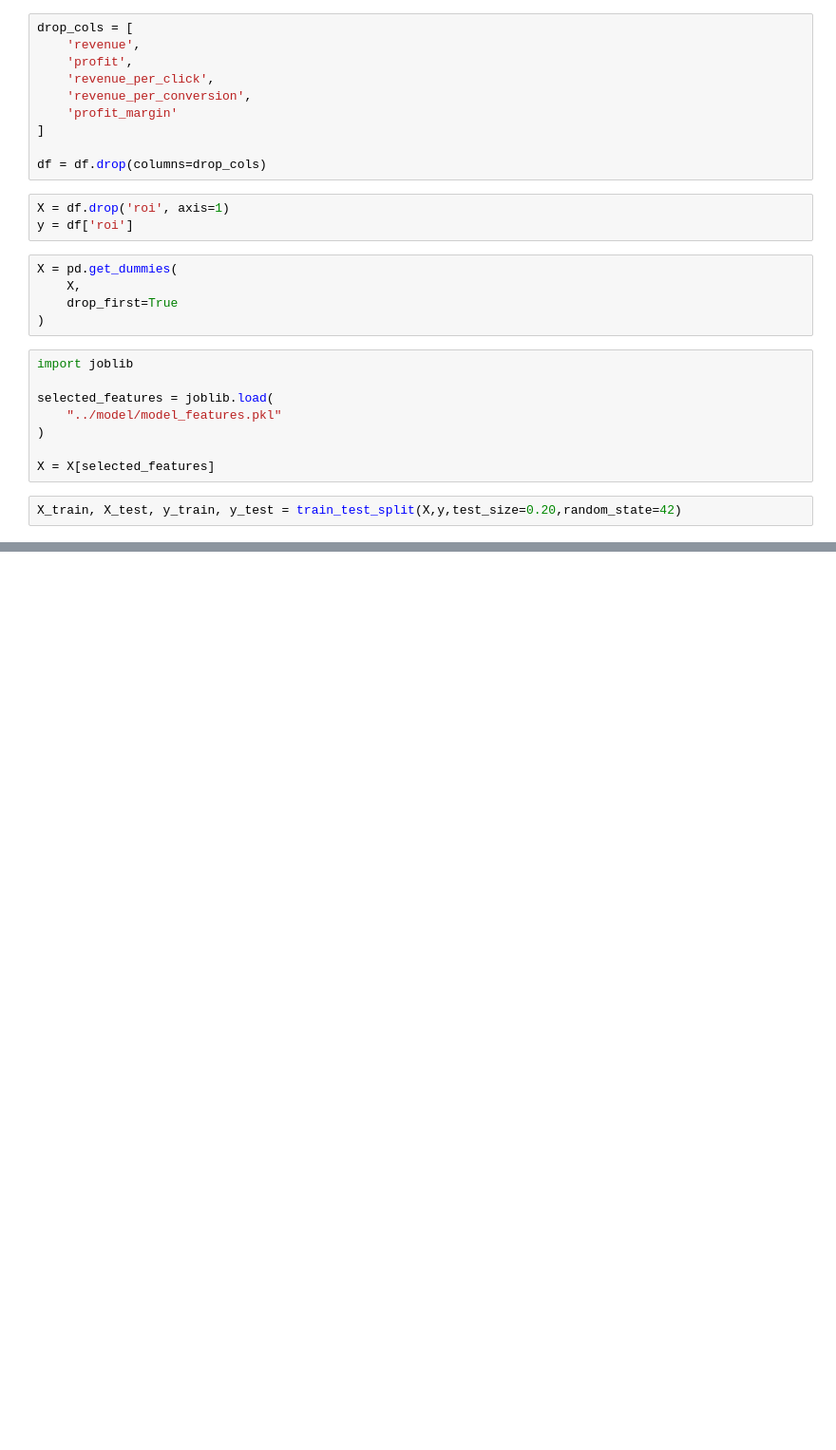
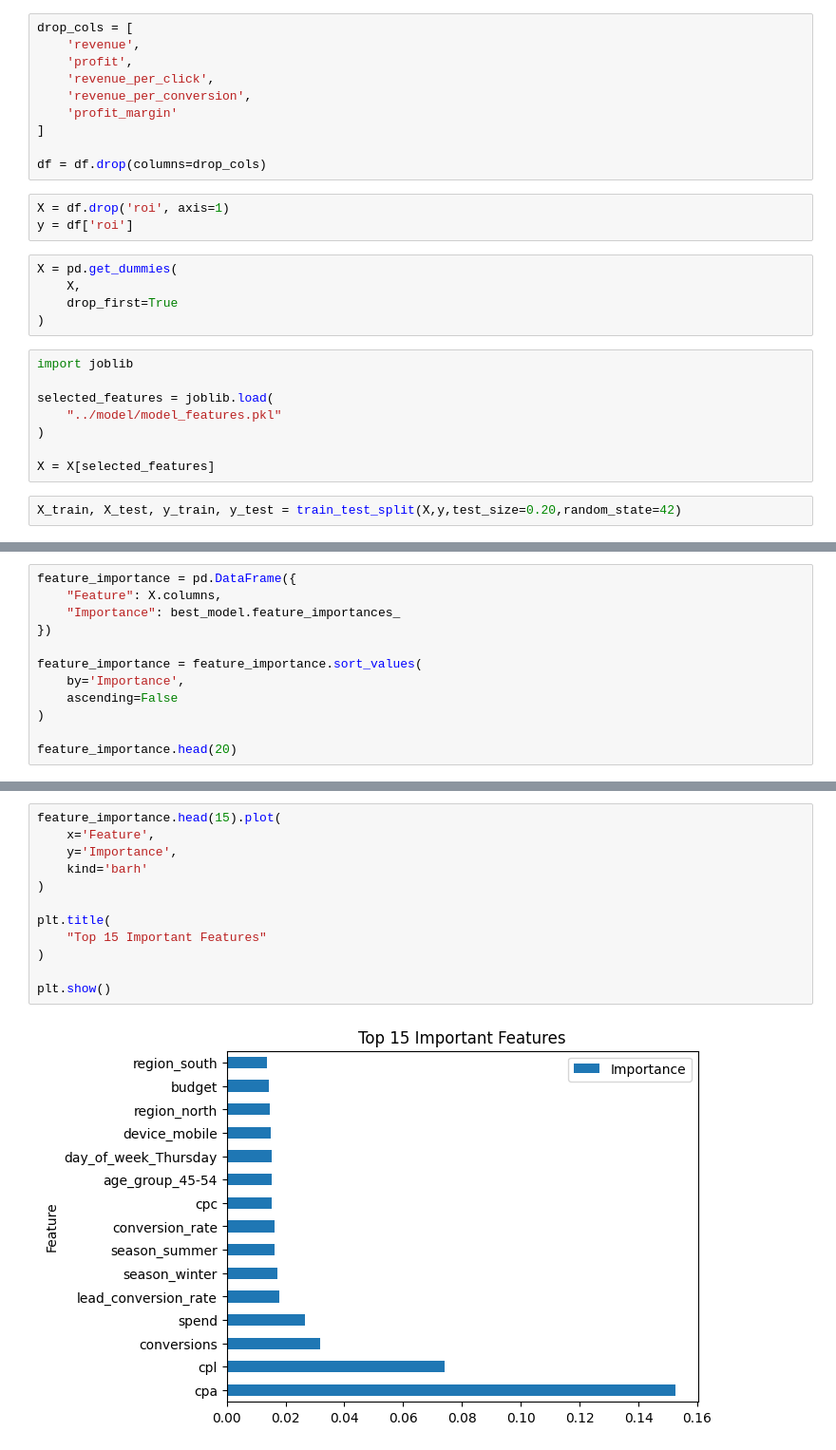
Before and after one commit to M18Bhoir/campaign-roi-estimation, a Jupyter notebook: notebooks/06_Model_Evaluation.ipynb, the cells around one changed output, grey strips where cells are left out. Shown at 95% size. Saved outputs shown, nothing was run; the diff lists cells and outputs as text; blank space fills up the shorter version.

```diff
--- a/notebooks/06_Model_Evaluation.ipynb
+++ b/notebooks/06_Model_Evaluation.ipynb
@@ -95,0 +181,12 @@ NameError: name 'best_model' is not defined
+# %%
+feature_importance = pd.DataFrame({
+    "Feature": X.columns,
+    "Importance": best_model.feature_importances_
+})
+
+feature_importance = feature_importance.sort_values(
+    by='Importance',
+    ascending=False
+)
+
+feature_importance.head(20)
@@ -95,0 +211,14 @@ NameError: name 'best_model' is not defined
+# %%
+feature_importance.head(15).plot(
+    x='Feature',
+    y='Importance',
+    kind='barh'
+)
+
+plt.title(
+    "Top 15 Important Features"
+)
+
+plt.show()
+# %% [output]
+[figure, added]
```
Also changed, not shown: parts of 10 cells of this notebook.
